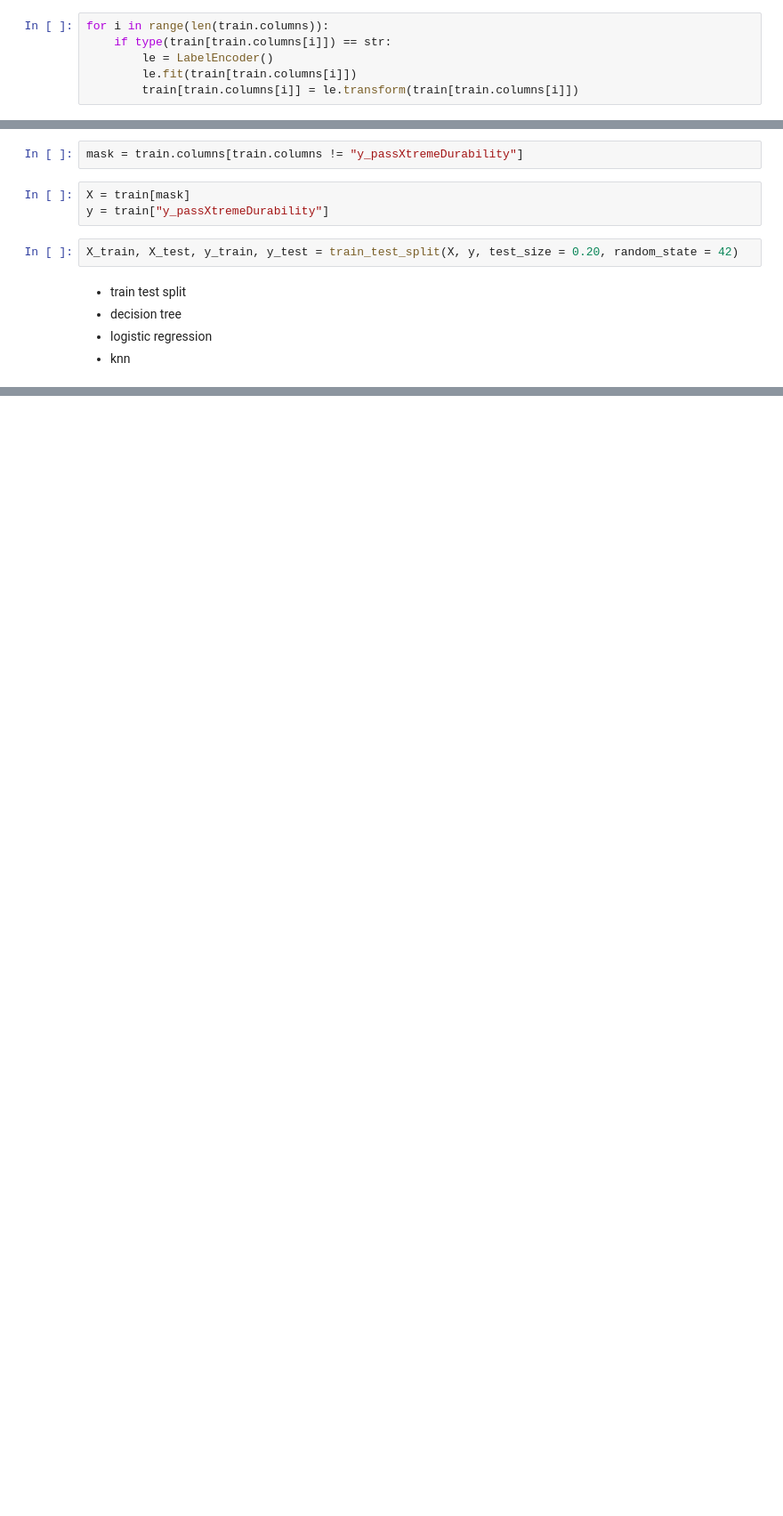
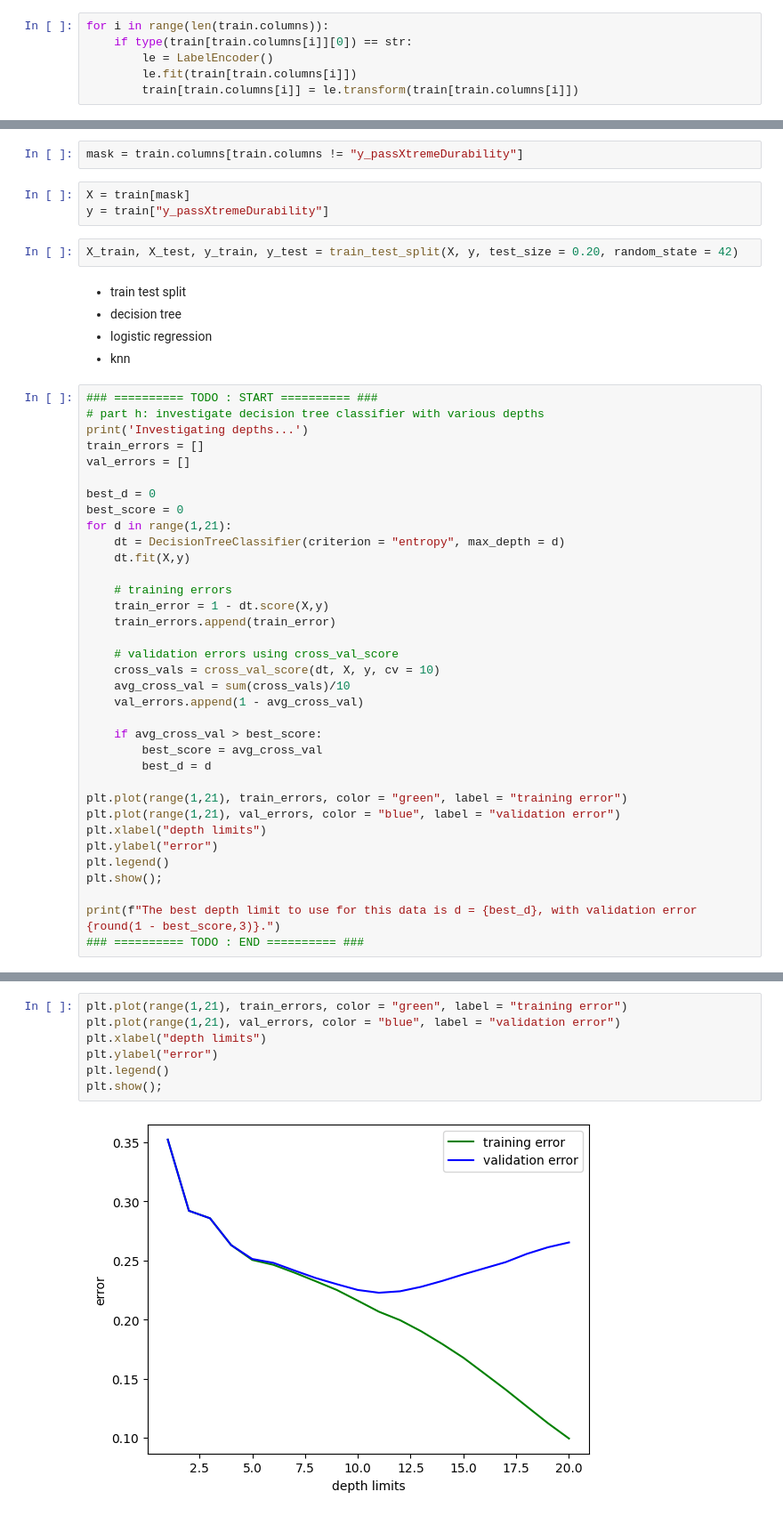
Before and after one commit to afeng9-999/F25-STATS101C-FinalProject, a Jupyter notebook: trial and error.ipynb, the cells around one changed output, grey strips where cells are left out. Shown at 89% size. Drawn from its saved outputs; the diff is of its cells as text; blank space fills up the shorter version.

```diff
--- a/trial and error.ipynb
+++ b/trial and error.ipynb
@@ -26,6 +40,6 @@ True
 # %%
 for i in range(len(train.columns)):
-    if type(train[train.columns[i]]) == str:
+    if type(train[train.columns[i]][0]) == str:
         le = LabelEncoder()
         le.fit(train[train.columns[i]])
         train[train.columns[i]] = le.transform(train[train.columns[i]])
@@ -57,3 +71,38 @@ X_train, X_test, y_train, y_test = train_test_split(X, y, test_size = 0.20, rand
 - decision tree
 - logistic regression
 - knn
+# %%
+### ========== TODO : START ========== ###
+# part h: investigate decision tree classifier with various depths
+print('Investigating depths...')
+train_errors = []
+val_errors = []
+
+best_d = 0
+best_score = 0
+for d in range(1,21):
+    dt = DecisionTreeClassifier(criterion = "entropy", max_depth = d)
+    dt.fit(X,y)
+
+    # training errors
+    train_error = 1 - dt.score(X,y)
+    train_errors.append(train_error)
+
+    # validation errors using cross_val_score
+    cross_vals = cross_val_score(dt, X, y, cv = 10)
+    avg_cross_val = sum(cross_vals)/10
+    val_errors.append(1 - avg_cross_val)
+
+    if avg_cross_val > best_score:
+        best_score = avg_cross_val
+        best_d = d
+
+plt.plot(range(1,21), train_errors, color = "green", label = "training error")
+plt.plot(range(1,21), val_errors, color = "blue", label = "validation error")
+plt.xlabel("depth limits")
+plt.ylabel("error")
+plt.legend()
+plt.show();
+
+print(f"The best depth limit to use for this data is d = {best_d}, with validation error {round(1 - best_score,3)}.")
+### ========== TODO : END ========== ###
@@ -59,0 +112,9 @@ X_train, X_test, y_train, y_test = train_test_split(X, y, test_size = 0.20, rand
+# %%
+plt.plot(range(1,21), train_errors, color = "green", label = "training error")
+plt.plot(range(1,21), val_errors, color = "blue", label = "validation error")
+plt.xlabel("depth limits")
+plt.ylabel("error")
+plt.legend()
+plt.show();
+# %% [output]
+[figure, added]
```
Also changed, not shown: parts of 6 cells of this notebook.
